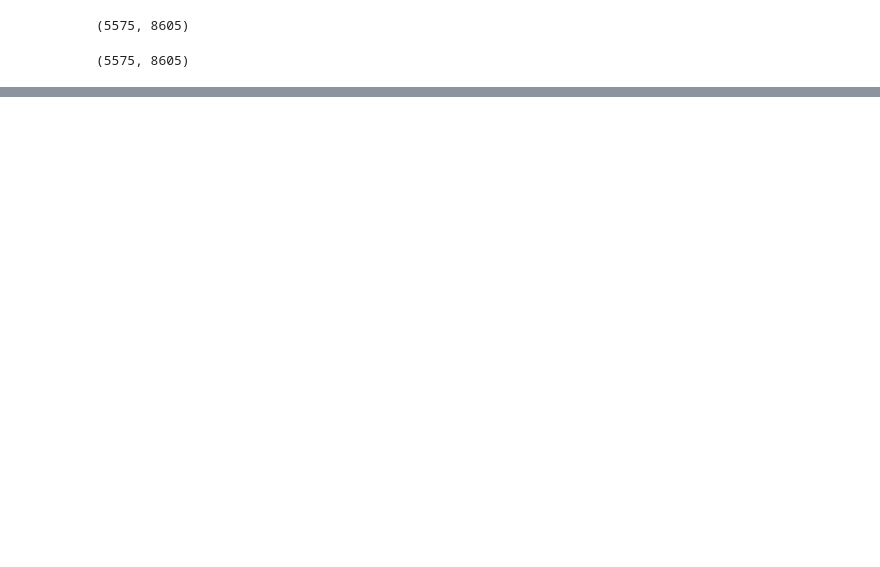
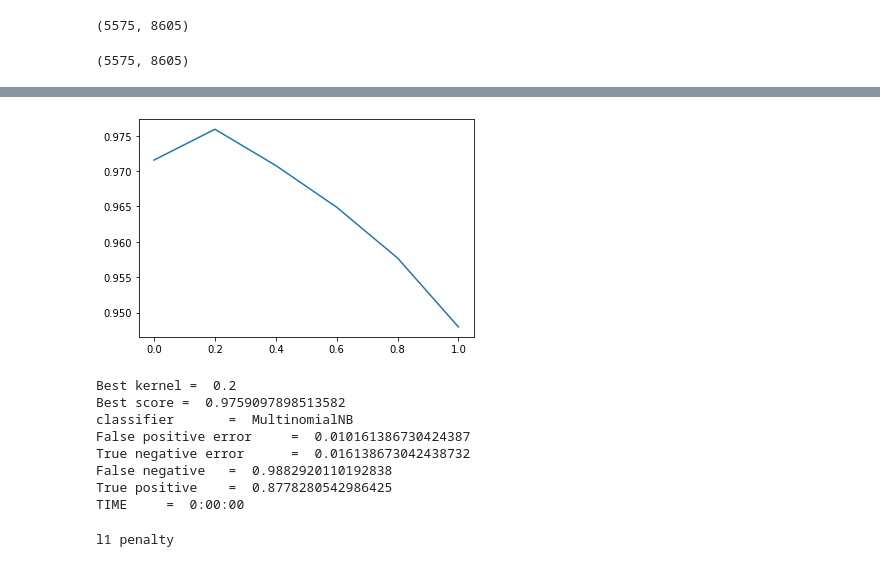
Before and after one commit to olha-kaminska/bachelor_thesis, a Jupyter notebook: Diploma.ipynb, the cells around one changed output, grey strips where cells are left out. Cells and saved outputs as stored; diff of their text form; code cells hidden in the pictures; blank space fills up the shorter version.

```diff
--- a/Diploma.ipynb
+++ b/Diploma.ipynb
@@ -402,0 +69,27 @@ TIME =  0:00:01.592091
+# %%
+C = config['MultinomialNB']
+make_worker(C, lambda k: MultinomialNB(alpha=k, class_prior=None, fit_prior=True)).all_in_one("MultinomialNB")
+# %% [output]
+[figure, added]
+Best kernel =  0.2
+Best score =  0.9759097898513582
+classifier       =  MultinomialNB
+False positive error     =  0.010161386730424387
+True negative error      =  0.016138673042438732
+False negative   =  0.9882920110192838
+True positive    =  0.8778280542986425
+TIME     =  0:00:00
+# %%
+from sklearn.linear_model import LogisticRegression
+
+C = config['LogisticRegression']
+print("l1 penalty")
+worker = make_worker(C, lambda k: LogisticRegression(C=k))
+accuracy, best_k, best_score = worker.calc_accuracy()
+plot_accuracy(C, accuracy, best_k, best_score)
+
+print("---------------------------------------------------")
+print("l2 penalty")
+make_worker(C, lambda k: LogisticRegression(C=k, penalty="l2")).all_in_one("LogisticRegression")
+# %% [output]
+l1 penalty
```
Also changed, not shown: parts of 18 cells of this notebook, 4 other files.
